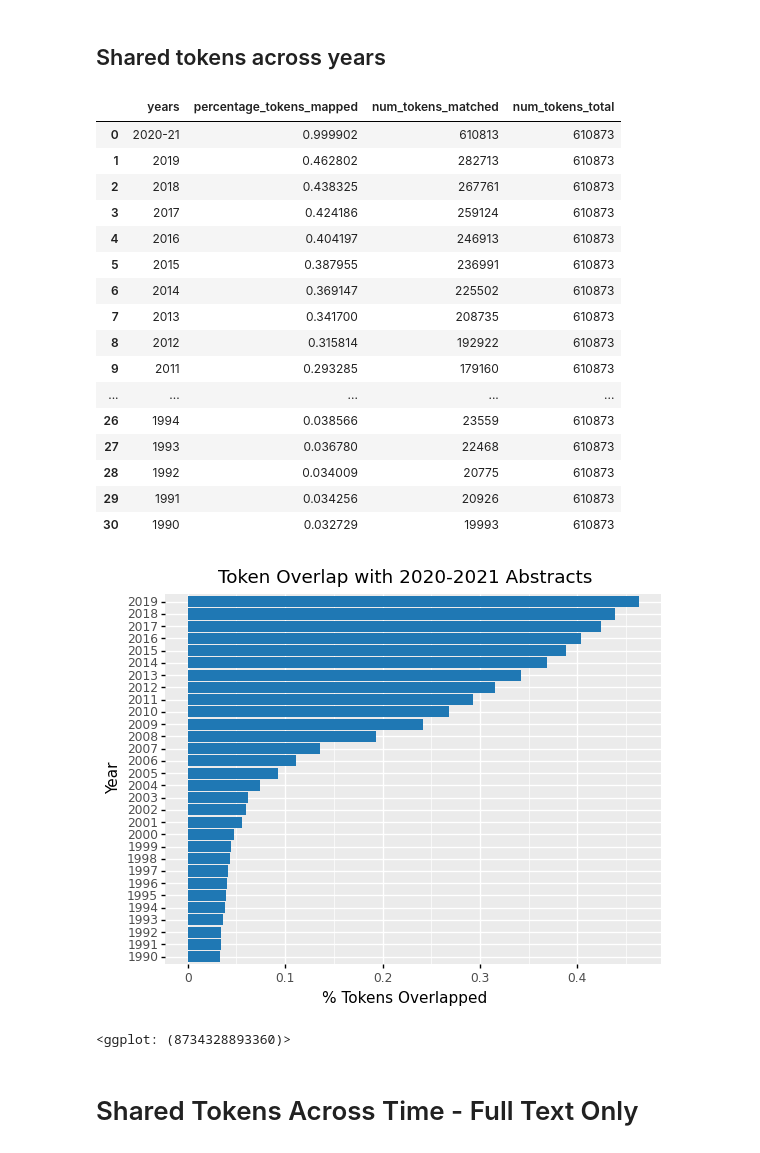
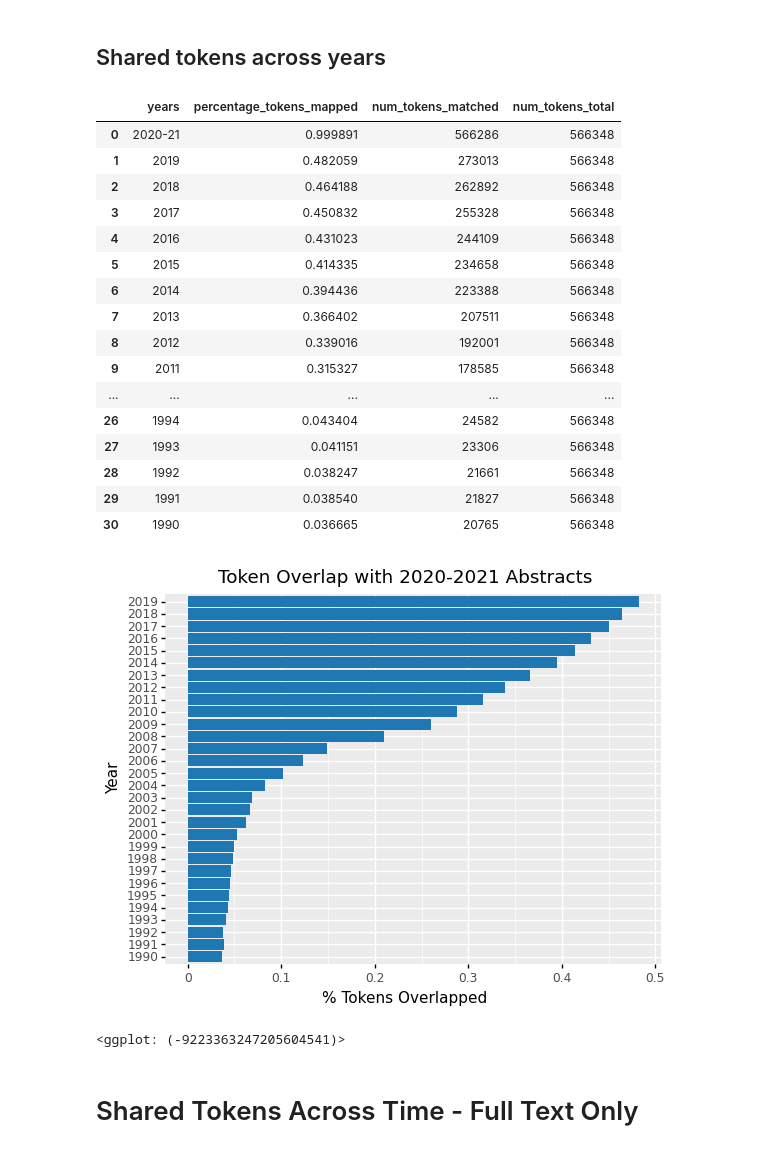
Before and after one commit to greenelab/biovectors, a Jupyter notebook: exploratory_data_analysis/pubtator_exploratory_data_analysis.ipynb, the cells around one changed output. Saved outputs shown, nothing was run; the diff lists cells and outputs as text; code cells hidden in the pictures.

```diff
--- a/exploratory_data_analysis/pubtator_exploratory_data_analysis.ipynb
+++ b/exploratory_data_analysis/pubtator_exploratory_data_analysis.ipynb
@@ -68,8 +68,8 @@ for batch_directory in pubtator_abstract_batch:
 # %% [markdown]
 # Grab Document Metadata
 # %%
-if not Path("output/pmc_metadata_2.tsv.xz").exists():
-    with lzma.open("output/pmc_metadata_2.tsv.xz", "wt") as outfile:
+if not Path("output/pmc_metadata.tsv.xz").exists():
+    with lzma.open("output/pmc_metadata.tsv.xz", "wt") as outfile:
         writer = csv.DictWriter(
             outfile,
             fieldnames=[
@@ -243,9 +296,10 @@ sentence_iterator = PubMedSentencesIterator(
     pubtator_abstract_batch,
     year_filter=list(range(1990, datetime.now().year + 1, 1)),
     return_year=True,
+    tag_entities=False,
     jobs=3,
 )
 # %%
-if not Path("output/unique_tokens_by_year.pkl").exists():
+if not Path("output/unique_tokens_by_year_replace.pkl").exists():
     for year, sentence in tqdm.tqdm(sentence_iterator):
         tokens_by_year[year].update(Counter(sentence))
@@ -252,8 +308,8 @@ if not Path("output/unique_tokens_by_year.pkl").exists():
 # %%
-if not Path("output/unique_tokens_by_year.pkl").exists():
-    pickle.dump(tokens_by_year, open("output/unique_tokens_by_year.pkl", "wb"))
+if not Path("output/unique_tokens_by_year_replace.pkl").exists():
+    pickle.dump(tokens_by_year, open("output/unique_tokens_by_year_replace.pkl", "wb"))
 else:
-    tokens_by_year = pickle.load(open("output/unique_tokens_by_year.pkl", "rb"))
+    tokens_by_year = pickle.load(open("output/unique_tokens_by_year_replace.pkl", "rb"))
 # %% [markdown]
 ## Unique Tokens Available per Year
 # %%
@@ -328,40 +384,40 @@ token_overlap_df = pd.DataFrame.from_dict(data_rows)
 token_overlap_df
 # %% [output]
 |  | years | percentage_tokens_mapped | num_tokens_matched | num_tokens_total |
-| 0 | 2020-21 | 0.999902 | 610813 | 610873 |
-| 1 | 2019 | 0.462802 | 282713 | 610873 |
-| 2 | 2018 | 0.438325 | 267761 | 610873 |
-| 3 | 2017 | 0.424186 | 259124 | 610873 |
-| 4 | 2016 | 0.404197 | 246913 | 610873 |
-| 5 | 2015 | 0.387955 | 236991 | 610873 |
-| 6 | 2014 | 0.369147 | 225502 | 610873 |
-| 7 | 2013 | 0.341700 | 208735 | 610873 |
-| 8 | 2012 | 0.315814 | 192922 | 610873 |
-| 9 | 2011 | 0.293285 | 179160 | 610873 |
+| 0 | 2020-21 | 0.999891 | 566286 | 566348 |
+| 1 | 2019 | 0.482059 | 273013 | 566348 |
+| 2 | 2018 | 0.464188 | 262892 | 566348 |
+| 3 | 2017 | 0.450832 | 255328 | 566348 |
+| 4 | 2016 | 0.431023 | 244109 | 566348 |
+| 5 | 2015 | 0.414335 | 234658 | 566348 |
+| 6 | 2014 | 0.394436 | 223388 | 566348 |
+| 7 | 2013 | 0.366402 | 207511 | 566348 |
+| 8 | 2012 | 0.339016 | 192001 | 566348 |
+| 9 | 2011 | 0.315327 | 178585 | 566348 |
 | ... | ... | ... | ... | ... |
-| 26 | 1994 | 0.038566 | 23559 | 610873 |
-| 27 | 1993 | 0.036780 | 22468 | 610873 |
-| 28 | 1992 | 0.034009 | 20775 | 610873 |
-| 29 | 1991 | 0.034256 | 20926 | 610873 |
-| 30 | 1990 | 0.032729 | 19993 | 610873 |
+| 26 | 1994 | 0.043404 | 24582 | 566348 |
+| 27 | 1993 | 0.041151 | 23306 | 566348 |
+| 28 | 1992 | 0.038247 | 21661 | 566348 |
+| 29 | 1991 | 0.038540 | 21827 | 566348 |
+| 30 | 1990 | 0.036665 | 20765 | 566348 |
 # %%
 g = (
     p9.ggplot(
         token_overlap_df.iloc[1:, :], p9.aes(x="years", y="percentage_tokens_mapped")
     )
     + p9.geom_col(fill="#1f78b4")
     + p9.coord_flip()
     + p9.labs(
         title="Token Overlap with 2020-2021 Abstracts",
         x="Year",
-        y="% Tokens Overlapped",
+        y="Fraction of Tokens Overlapped",
     )
 )
 g.save("output/figures/tokens_overlap_with_2020-21_abstracts.png", dpi=500)
 print(g)
 # %% [output]
-[figure, old version]
+[figure, new version]
-<ggplot: (8734328893360)>
+<ggplot: (-9223363247205604541)>
 # %% [markdown]
 # Shared Tokens Across Time - Full Text Only
 # %% [markdown]
```
Also changed, not shown: parts of 16 cells of this notebook, 1 other file.
